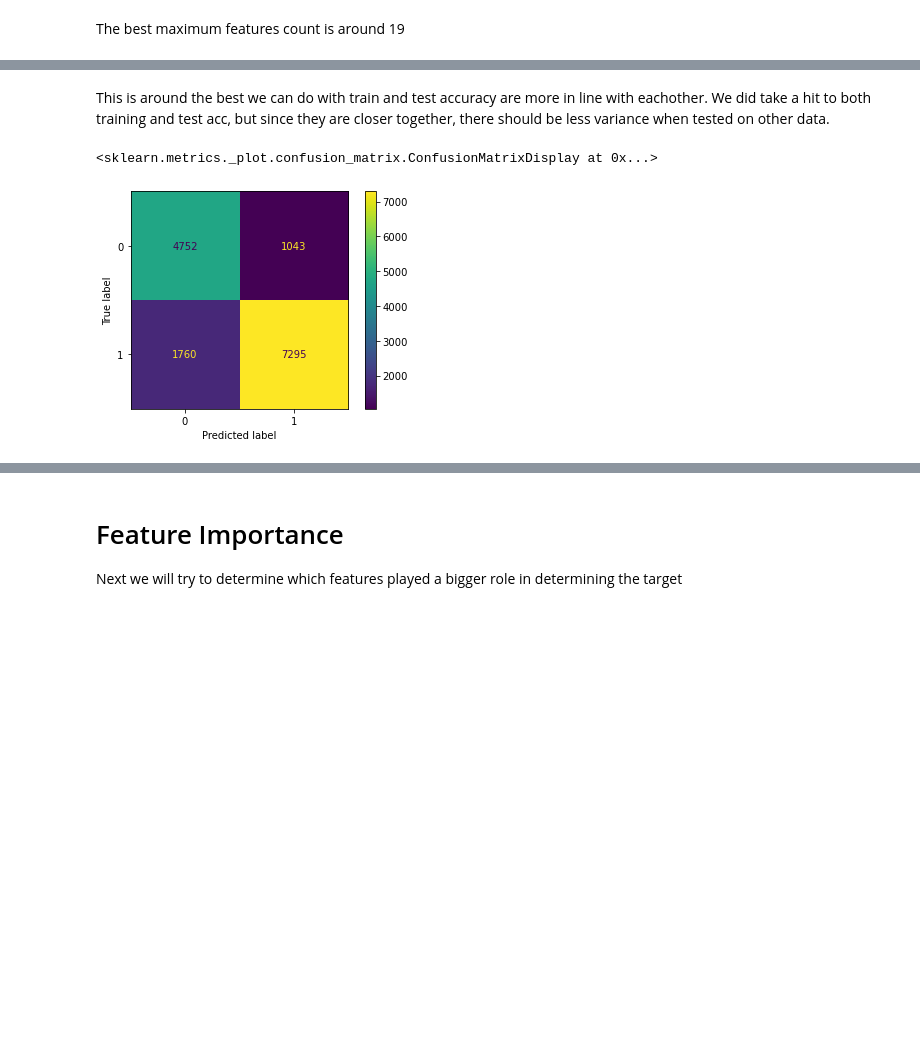
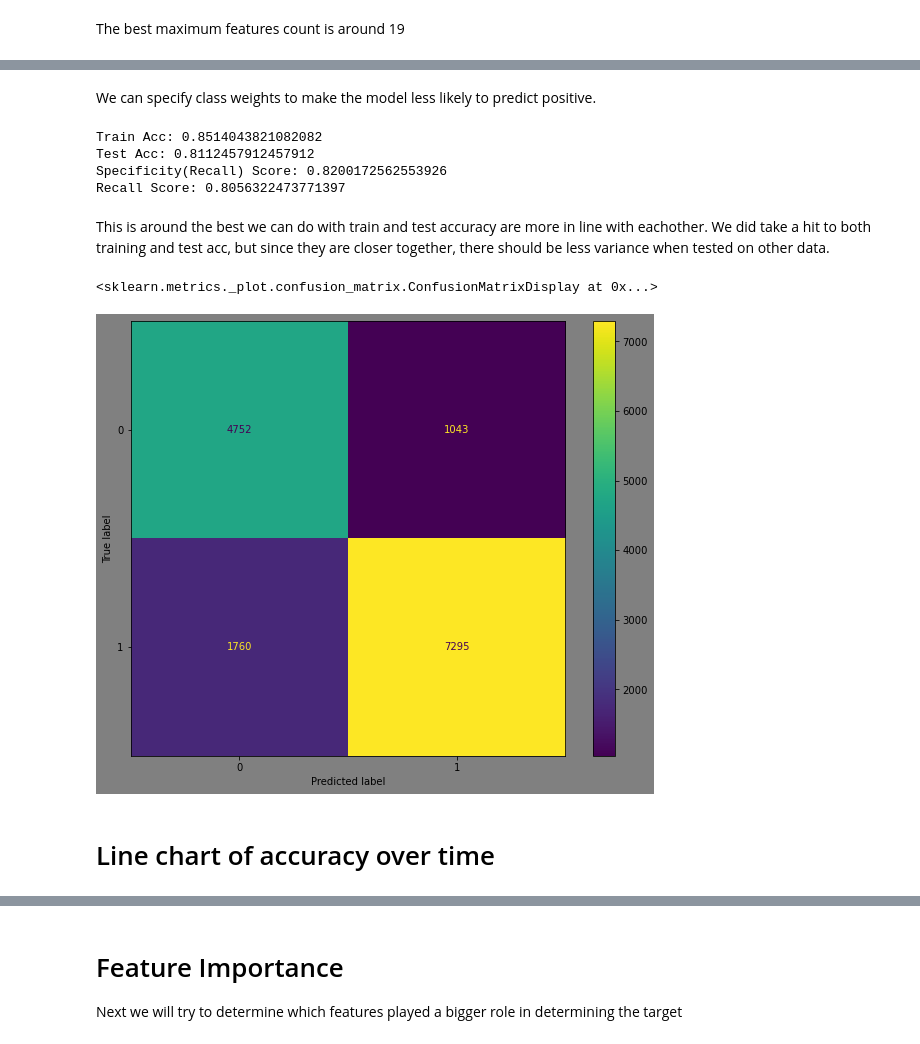
Before and after one commit to Zxhjlk/Phase3Project, a Jupyter notebook: notebooks/ModelResults.ipynb, the cells around one changed output, grey strips where cells are left out. Saved outputs shown, nothing was run; the diff lists cells and outputs as text; code cells hidden in the pictures; blank space fills up the shorter version.

```diff
--- a/notebooks/ModelResults.ipynb
+++ b/notebooks/ModelResults.ipynb
@@ -496,7 +526,7 @@ The best maximum features count is around 19
 from sklearn.ensemble import RandomForestClassifier
 
 #clf = RandomForestClassifier(random_state=42, min_samples_leaf=15, max_depth=20, max_features=19, min_samples_split=0.001, class_weight={0: 1, 1: 0.75})
-clf = RandomForestClassifier(random_state=42, min_samples_leaf=20, max_depth=15, max_features=19, min_samples_split=0.001, class_weight={0: 1, 1: 0.65})
+clf = RandomForestClassifier(random_state=42, min_samples_leaf=20, max_depth=15, max_features=19, min_samples_split=0.001)
 #clf = RandomForestClassifier(random_state=42)
 clf.fit(X_train_samp, y_train_samp)
 
@@ -512,0 +556,16 @@ Recall Score: 0.8056322473771397
+# %% [markdown]
+We can specify class weights to make the model less likely to predict positive.
+# %%
+clf = RandomForestClassifier(random_state=42, min_samples_leaf=20, max_depth=15, max_features=19, min_samples_split=0.001, class_weight={0: 1, 1: 0.65})
+clf.fit(X_train_samp, y_train_samp)
+
+train_tree_pred = clf.predict(X_train_samp)
+test_tree_pred = clf.predict(X_test_imp)
+print(f"Train Acc: {accuracy_score(y_train_samp, train_tree_pred)}\nTest Acc: {accuracy_score(y_test, test_tree_pred)}")
+print(f"Specificity(Recall) Score: {recall_score(y_test, test_tree_pred, pos_label=0)}")
+print(f"Recall Score: {recall_score(y_test, test_tree_pred)}")
+# %% [output]
+Train Acc: 0.8514043821082082
+Test Acc: 0.8112457912457912
+Specificity(Recall) Score: 0.8200172562553926
+Recall Score: 0.8056322473771397
@@ -513,9 +576,13 @@ Recall Score: 0.8056322473771397
 # %% [markdown]
 This is around the best we can do with train and test accuracy are more in line with eachother. We did take a hit to both training and test acc, but since they are closer together, there should be less variance when tested on other data.
 # %%
+fig, ax = plt.subplots(figsize=(10,8))
 cm = confusion_matrix(y_test, test_tree_pred)
+fig.set_facecolor('grey')
 disp = ConfusionMatrixDisplay(cm)
-disp.plot()
+disp.plot(ax=ax)
 # %% [output]
 <sklearn.metrics._plot.confusion_matrix.ConfusionMatrixDisplay at 0x...>
-[figure, old version]
+[figure, new version]
+# %% [markdown]
+# Line chart of accuracy over time
```
Also changed, not shown: parts of 23 cells of this notebook, 1 other file.
